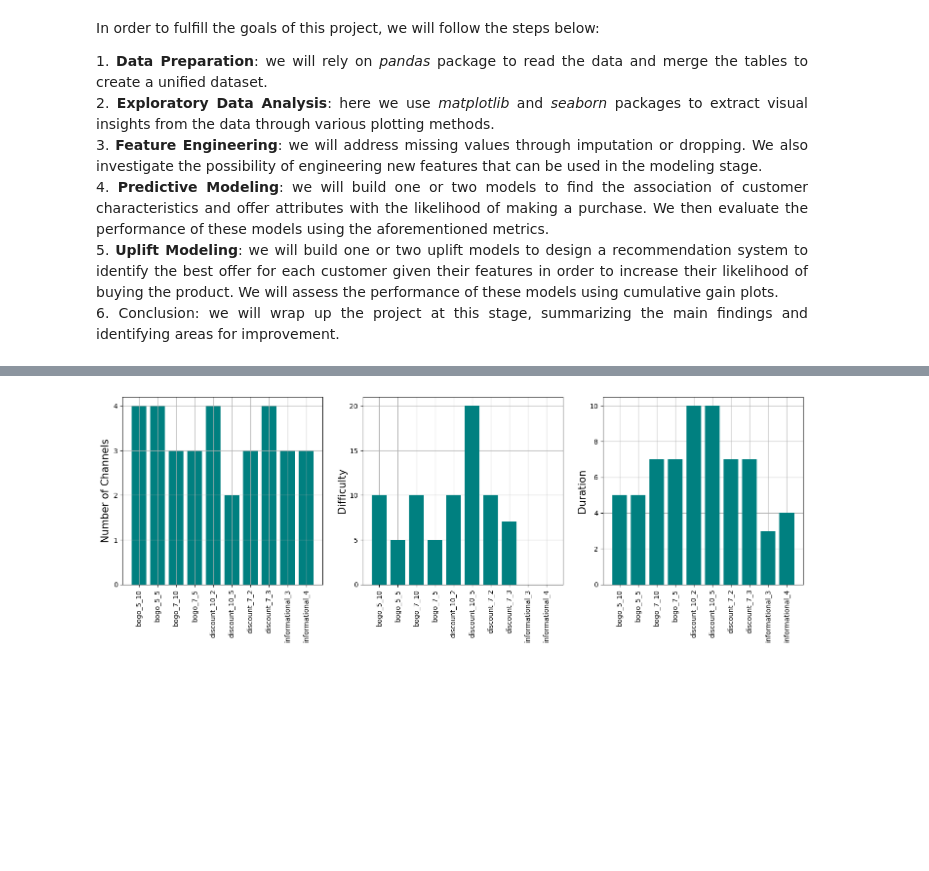
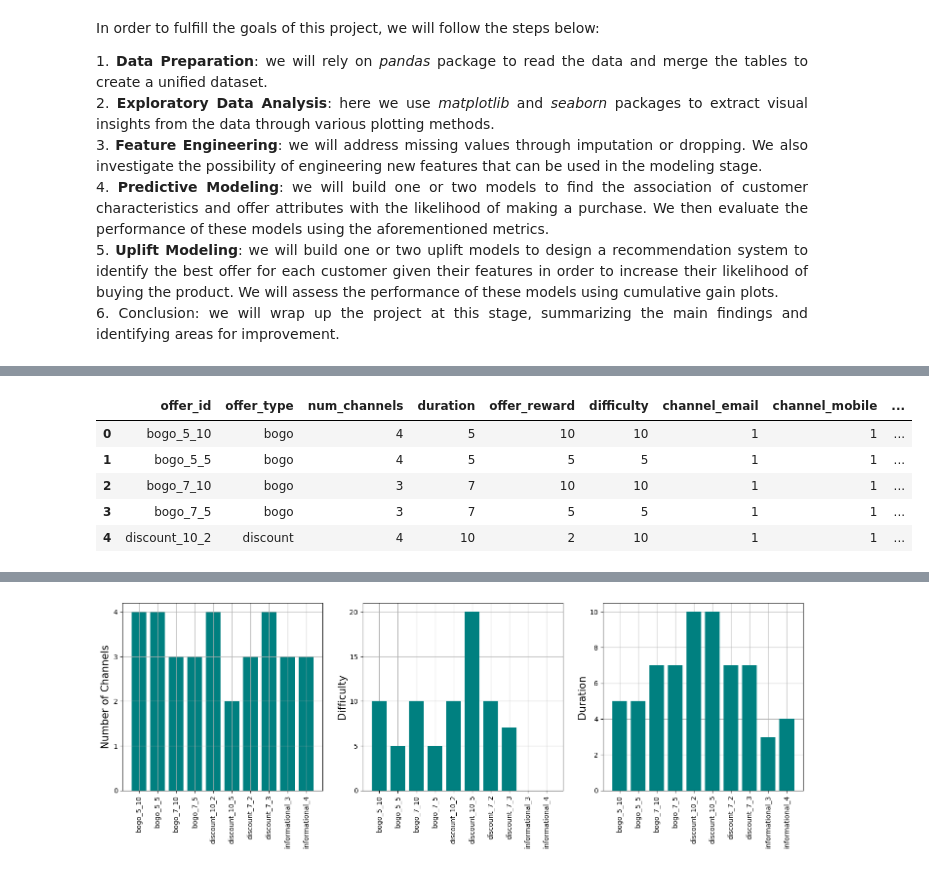
Before and after one commit to soodimilanlouei/Starbuck-Capstone-Challenge, a Jupyter notebook: EDA.ipynb, the cells around one changed output, grey strips where cells are left out. Drawn from its saved outputs; the diff is of its cells as text; code cells hidden in the pictures; blank space fills up the shorter version.

```diff
--- a/EDA.ipynb
+++ b/EDA.ipynb
@@ -136,0 +184,10 @@ transcript = data_prep.transcript_prep()
+# %%
+portfolio = data_prep.portfolio_prep()
+portfolio.head()
+# %% [output]
+|  | offer_id | offer_type | num_channels | duration | offer_reward | difficulty | channel_email | channel_mobile | ... |
+| 0 | bogo_5_10 | bogo | 4 | 5 | 10 | 10 | 1 | 1 | ... |
+| 1 | bogo_5_5 | bogo | 4 | 5 | 5 | 5 | 1 | 1 | ... |
+| 2 | bogo_7_10 | bogo | 3 | 7 | 10 | 10 | 1 | 1 | ... |
+| 3 | bogo_7_5 | bogo | 3 | 7 | 5 | 5 | 1 | 1 | ... |
+| 4 | discount_10_2 | discount | 4 | 10 | 2 | 10 | 1 | 1 | ... |
```
Also changed, not shown: parts of 19 cells of this notebook, 2 other files.
